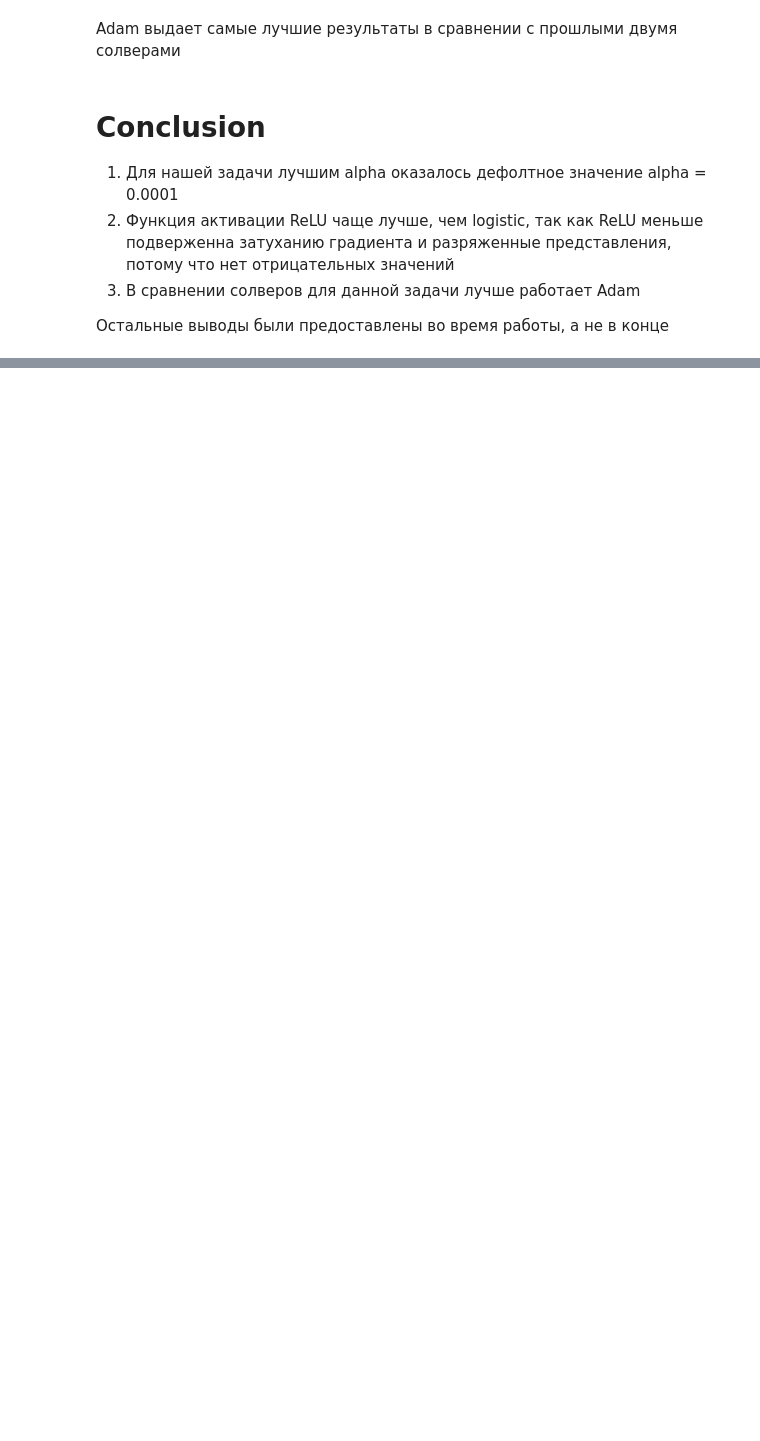
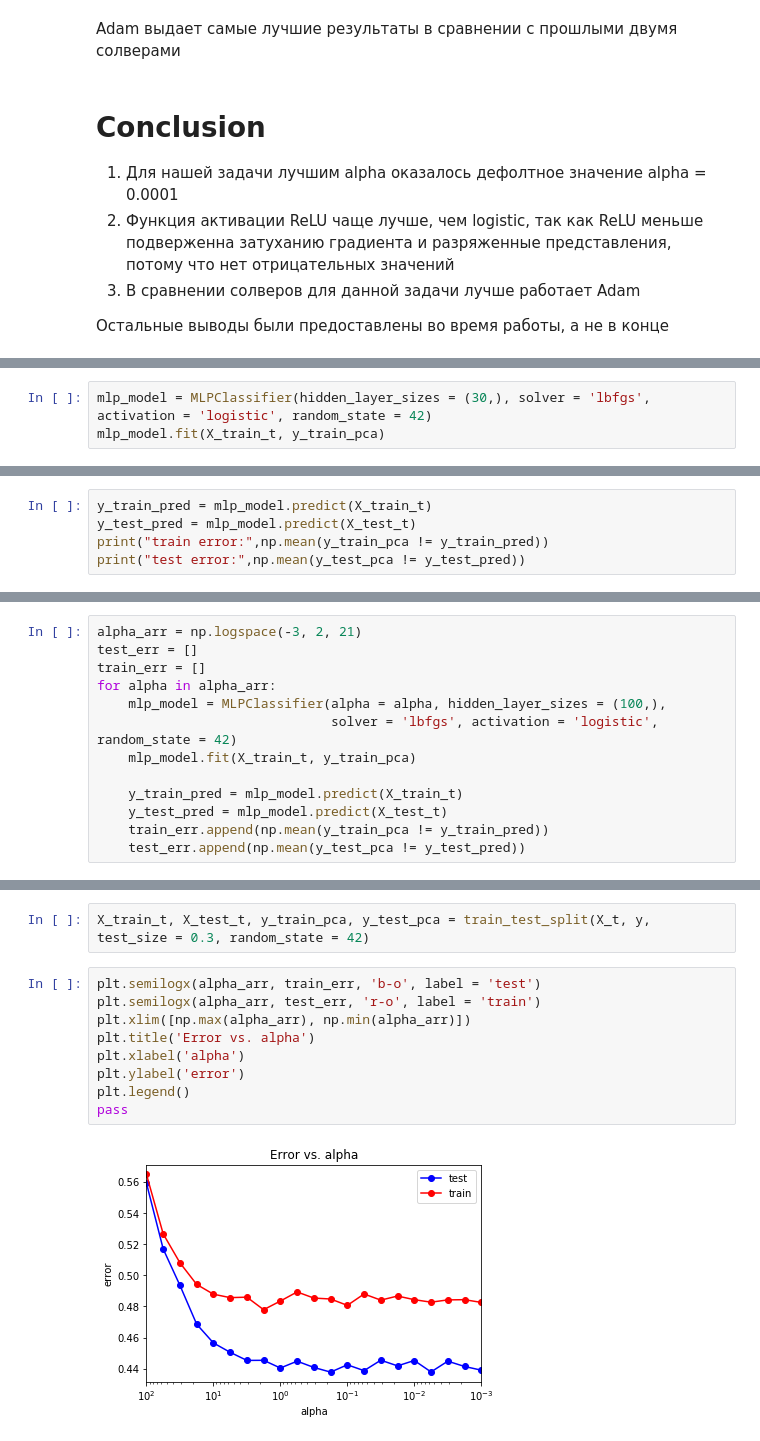
Before and after one commit to topusOctopus/Ml_tasks_Zolotykh, a Jupyter notebook: lab1_classification.ipynb, the cells around one changed output, grey strips where cells are left out. Saved outputs shown, nothing was run; the diff lists cells and outputs as text; blank space fills up the shorter version.

```diff
--- a/lab1_classification.ipynb
+++ b/lab1_classification.ipynb
@@ -1903,0 +2035,3 @@ Adam выдает самые лучшие результаты в сравнен
+# %%
+mlp_model = MLPClassifier(hidden_layer_sizes = (30,), solver = 'lbfgs', activation = 'logistic', random_state = 42)
+mlp_model.fit(X_train_t, y_train_pca)
@@ -1903,0 +2052,5 @@ Adam выдает самые лучшие результаты в сравнен
+# %%
+y_train_pred = mlp_model.predict(X_train_t)
+y_test_pred = mlp_model.predict(X_test_t)
+print("train error:",np.mean(y_train_pca != y_train_pred))
+print("test error:",np.mean(y_test_pca != y_test_pred))
@@ -1903,0 +2075,13 @@ Adam выдает самые лучшие результаты в сравнен
+# %%
+alpha_arr = np.logspace(-3, 2, 21)
+test_err = []
+train_err = []
+for alpha in alpha_arr:
+    mlp_model = MLPClassifier(alpha = alpha, hidden_layer_sizes = (100,),
+                              solver = 'lbfgs', activation = 'logistic', random_state = 42)
+    mlp_model.fit(X_train_t, y_train_pca)
+
+    y_train_pred = mlp_model.predict(X_train_t)
+    y_test_pred = mlp_model.predict(X_test_t)
+    train_err.append(np.mean(y_train_pca != y_train_pred))
+    test_err.append(np.mean(y_test_pca != y_test_pred))
@@ -1903,0 +2106,13 @@ Adam выдает самые лучшие результаты в сравнен
+# %%
+X_train_t, X_test_t, y_train_pca, y_test_pca = train_test_split(X_t, y, test_size = 0.3, random_state = 42)
+# %%
+plt.semilogx(alpha_arr, train_err, 'b-o', label = 'test')
+plt.semilogx(alpha_arr, test_err, 'r-o', label = 'train')
+plt.xlim([np.max(alpha_arr), np.min(alpha_arr)])
+plt.title('Error vs. alpha')
+plt.xlabel('alpha')
+plt.ylabel('error')
+plt.legend()
+pass
+# %% [output]
+[figure, added]
```
Also changed, not shown: parts of 55 cells of this notebook.
